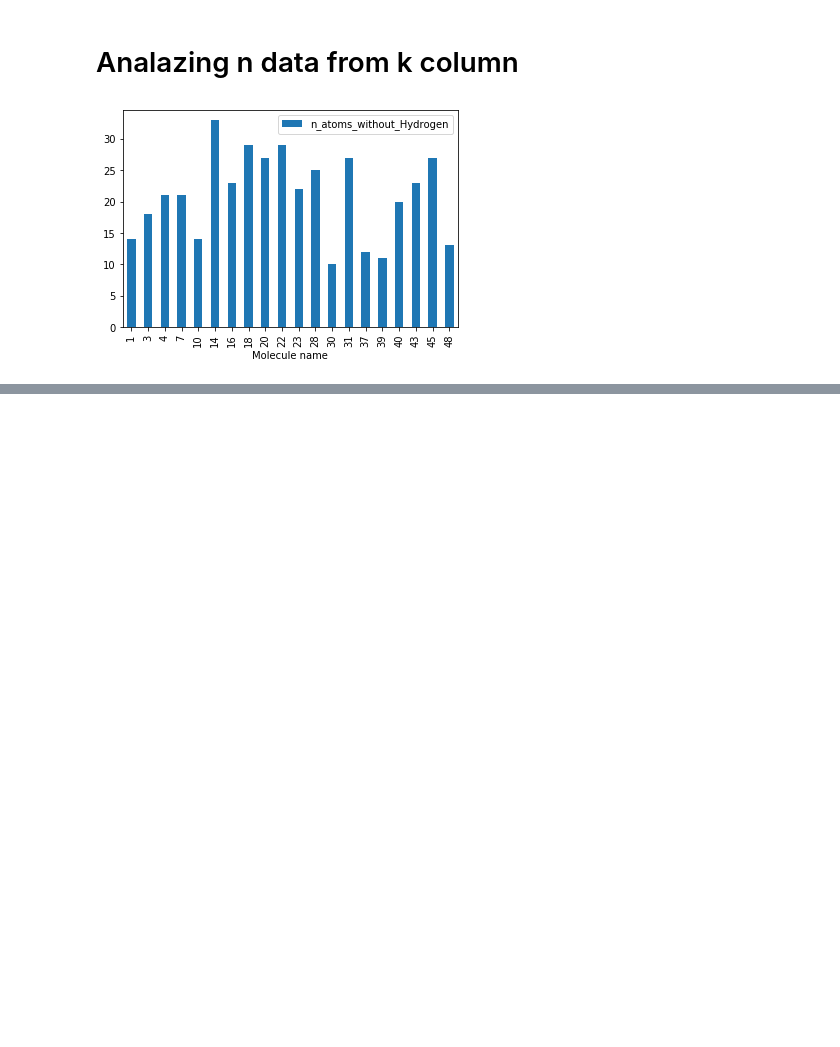
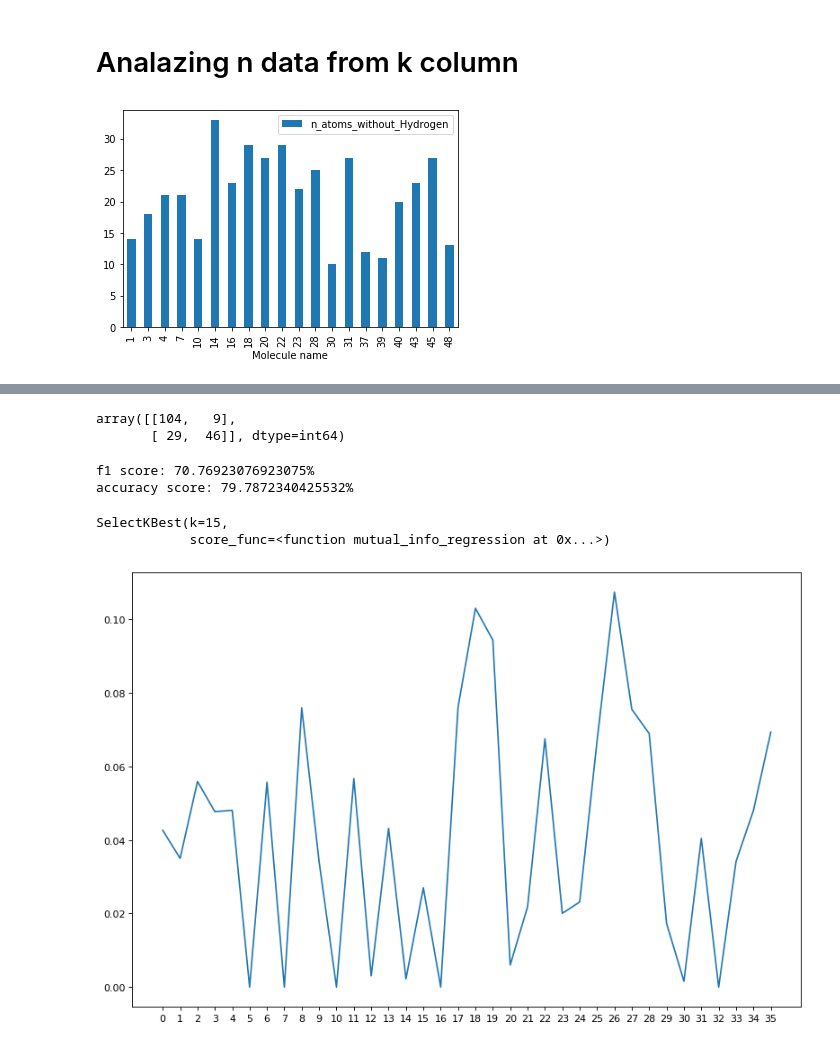
Before and after one commit to PaolaRondon/Biomol_classifier, a Jupyter notebook: FirstModel.ipynb, the cells around one changed output, grey strips where cells are left out. Cells and saved outputs as stored; diff of their text form; code cells hidden in the pictures; blank space fills up the shorter version.

```diff
--- a/FirstModel.ipynb
+++ b/FirstModel.ipynb
@@ -106,0 +115,2 @@ drawBarDiagram(passes,0,20,columns[1])
+# %%
+o_df=m_df.set_index(["m_name"])
@@ -106,0 +119,3 @@ drawBarDiagram(passes,0,20,columns[1])
+# %%
+y=o_df["p_meninges"]
+x=o_df.drop(["p_meninges"],axis=1)
@@ -106,0 +133,11 @@ drawBarDiagram(passes,0,20,columns[1])
+# %%
+matrix=confusion_matrix(y_test,predicted); matrix
+# %% [output]
+array([[104,   9],
+       [ 29,  46]], dtype=int64)
+# %%
+print("f1 score: {}%".format(f1_score(y_test,predicted)*100))
+print("accuracy score: {}%".format(accuracy_score(y_test,predicted)*100))
+# %% [output]
+f1 score: 70.76923076923075%
+accuracy score: 79.7872340425532%
@@ -106,0 +147,13 @@ drawBarDiagram(passes,0,20,columns[1])
+# %%
+selector = SelectKBest(mutual_info_regression, k=15)
+selector.fit(x,y)
+# %% [output]
+SelectKBest(k=15,
+            score_func=<function mutual_info_regression at 0x...>)
+# %%
+scores = selector.scores_
+plt.figure(figsize=(12,8),dpi=80)
+plt.plot(scores)
+plt.xticks(np.arange(len(x.columns)),[x for x in range(len(x.columns))]);
+# %% [output]
+[figure, added]
```
Also changed, not shown: parts of 8 cells of this notebook.
